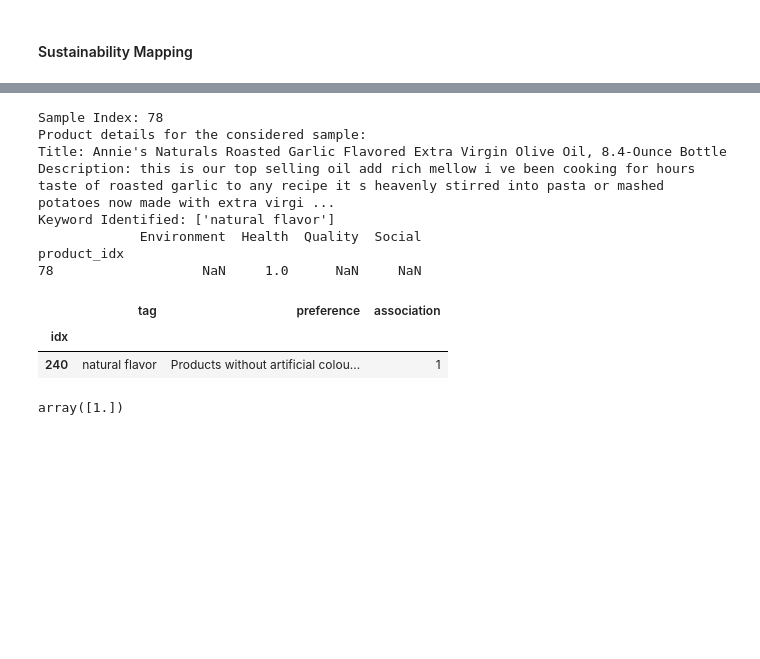
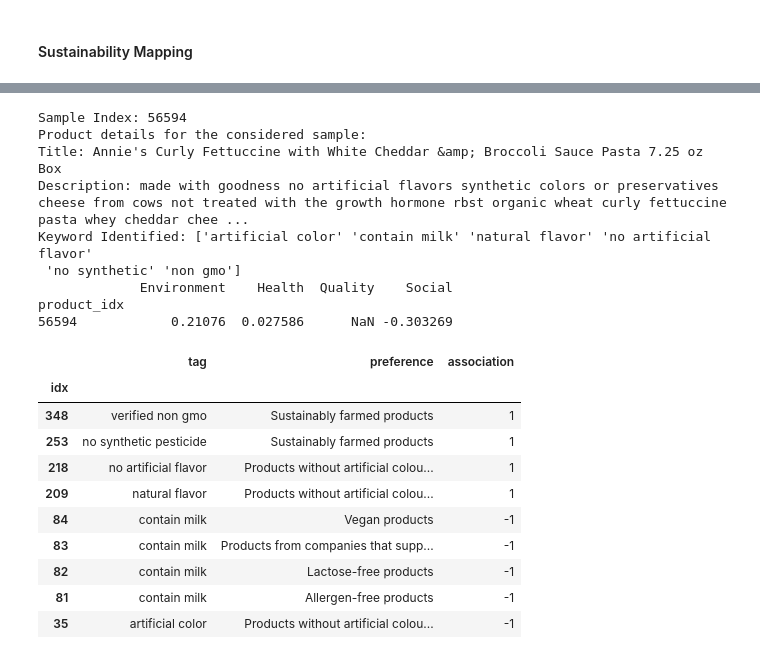
Before and after one commit to AnushreeSS/SustainableProductDatabase, a Jupyter notebook: MainProjectPipeline.ipynb, the cells around one changed output, grey strips where cells are left out. Drawn from its saved outputs; the diff is of its cells as text; code cells hidden in the pictures; blank space fills up the shorter version.

```diff
--- a/MainProjectPipeline.ipynb
+++ b/MainProjectPipeline.ipynb
@@ -1113,5 +671,0 @@ Successfully inserted (or updated) product_keywords table
-# %%
-keywords = []
-for row in desc_tfidf:
-    keywords.append(keyword_extractor.tfidfVectorizer.get_feature_names_out()[row.indices])
-amazon_data["keywords"] = keywords
@@ -1124,7 +687,7 @@ from ProjectModules import KeywordsMapper
 # %% [markdown]
 ### Compute Mapping
 # %%
-keywords_mapper = KeywordsMapper(onto_tfidf= onto_tfidf, desc_tfidf=desc_tfidf)
-importance = keywords_mapper.compute_mapping()
-importance
+keywords_mapper = KeywordsMapper(keyword_extractor=keyword_extractor)
+all_mappings = keywords_mapper.map_keywords()
+all_mappings
 # %% [output]
@@ -1226,4 +781,0 @@ final_mapping.head(5)
-# %%
-final_mapping = keywords_mapper.aggregate_mapping(by="preference category", conditional=False)
-final_mapping.columns = ["Environment", "Health", "Quality", "Social"]
-final_mapping.head(5)
@@ -1255,0 +782,7 @@ final_mapping.to_csv("aggregated_mappings.csv")
+# %%
+# Collecting it all in one frame
+final_mapping=final_mapping.merge(amazon_data, how="left", left_index=True, right_index=True)
+keywords = product_keywords.merge(vocabulary, left_on="vocab_idx", right_index=True).groupby("product_idx").agg({'vocab':', '.join})
+keywords.columns=["keywords"]
+final_mapping = final_mapping.merge(keywords, how="left", left_index=True, right_index=True)
+final_mapping
@@ -1310,24 +909,30 @@ array([5.3359827, 5.3359827, 5.3359827, 5.3359827])
 # %%
-sample_index = 78
+# False positive
+sample_index = 56594 #78
 print(f"Sample Index: {sample_index}")
 print(f"Product details for the considered sample: \nTitle: {amazon_data.iloc[sample_index]['title']}")
 print(f"Description: {amazon_data.iloc[sample_index]['description']}")
-print(f"Keyword Identified: {tfidf.get_feature_names_out()[desc_tfidf[sample_index].indices]}")
-print(final_mapping[final_mapping.index==sample_index])
-vocab_updated.iloc[importance.getrow(sample_index).indices][["tag", "preference", "association"]]
+print(f"Keyword Identified: {keyword_extractor.get_vocab()[desc_tfidf[sample_index].indices]}")
+print(final_mapping[final_mapping.index==sample_index][['Environment' ,  'Health' , 'Quality'  , 'Social']])
+vocab_updated.iloc[keywords_mapper.importance.getrow(sample_index).indices][["tag", "preference", "association"]]
 # %% [output]
-Sample Index: 78
+Sample Index: 56594
 Product details for the considered sample:
-Title: Annie's Naturals Roasted Garlic Flavored Extra Virgin Olive Oil, 8.4-Ounce Bottle
-Description: this is our top selling oil add rich mellow i ve been cooking for hours taste of roasted garlic to any recipe it s heavenly stirred into pasta or mashed potatoes now made with extra virgi ...
-Keyword Identified: ['natural flavor']
-             Environment  Health  Quality  Social
+Title: Annie's Curly Fettuccine with White Cheddar &amp; Broccoli Sauce Pasta 7.25 oz Box
+Description: made with goodness no artificial flavors synthetic colors or preservatives cheese from cows not treated with the growth hormone rbst organic wheat curly fettuccine pasta whey cheddar chee ...
+Keyword Identified: ['artificial color' 'contain milk' 'natural flavor' 'no artificial flavor'
+ 'no synthetic' 'non gmo']
+             Environment    Health  Quality    Social
 product_idx
-78                   NaN     1.0      NaN     NaN
+56594            0.21076  0.027586      NaN -0.303269
 |  | tag | preference | association |
 | idx |  |  |  |
-| 240 | natural flavor | Products without artificial colou... | 1 |
+| 348 | verified non gmo | Sustainably farmed products | 1 |
+| 253 | no synthetic pesticide | Sustainably farmed products | 1 |
+| 218 | no artificial flavor | Products without artificial colou... | 1 |
+| 209 | natural flavor | Products without artificial colou... | 1 |
+| 84 | contain milk | Vegan products | -1 |
+| 83 | contain milk | Products from companies that supp... | -1 |
+| 82 | contain milk | Lactose-free products | -1 |
+| 81 | contain milk | Allergen-free products | -1 |
+| 35 | artificial color | Products without artificial colou... | -1 |
-# %%
-desc_tfidf[78].data
-# %% [output]
-array([1.])
```
Also changed, not shown: parts of 144 cells of this notebook, 27 other files.
